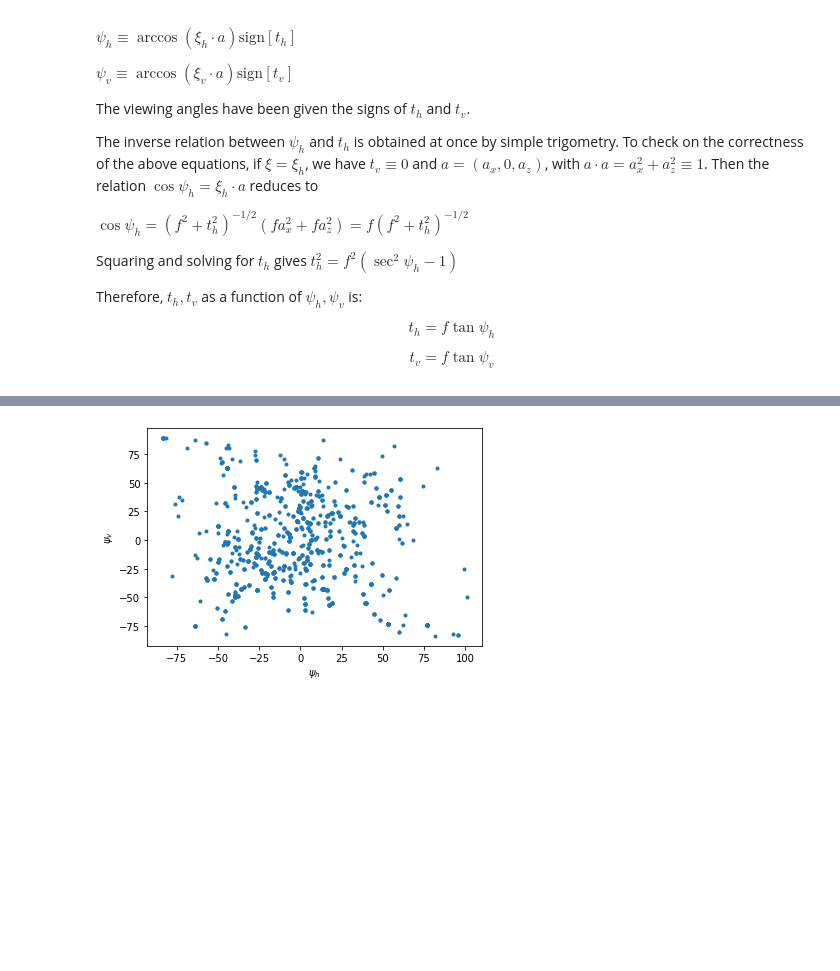
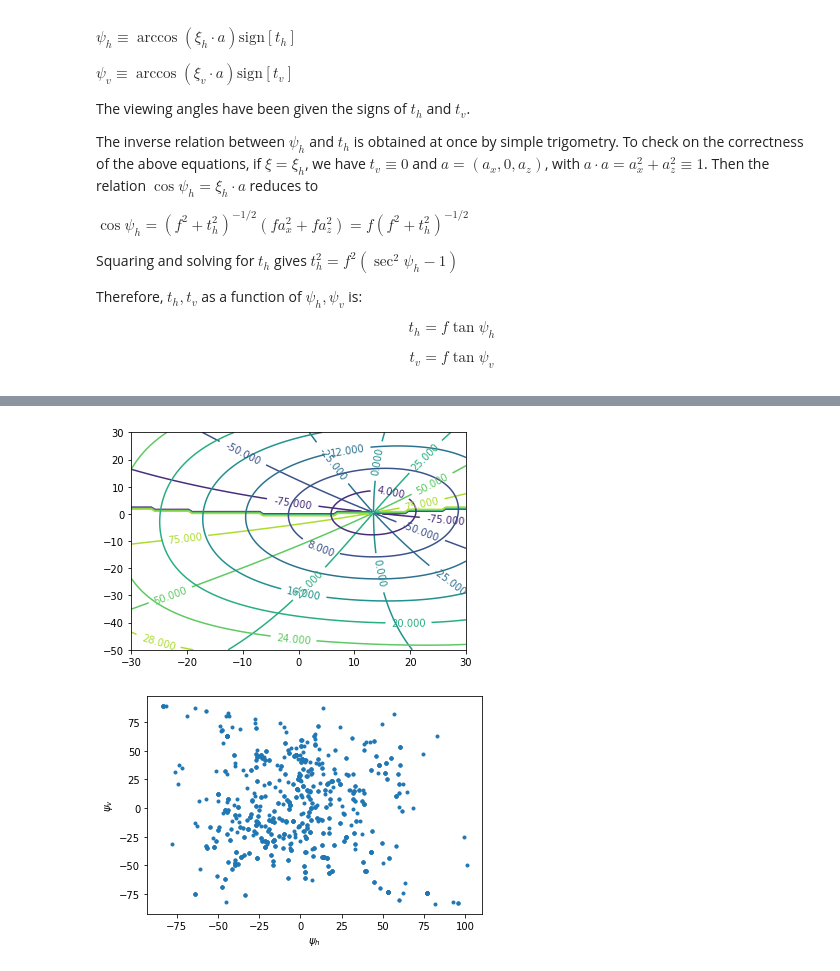
Before and after one commit to pakhuiying/wave_simulation, a Jupyter notebook: Cox_Munk_wave.ipynb, the cells around one changed output, grey strips where cells are left out. Cells and saved outputs as stored; diff of their text form; code cells hidden in the pictures; blank space fills up the shorter version.

```diff
--- a/Cox_Munk_wave.ipynb
+++ b/Cox_Munk_wave.ipynb
@@ -1106,3 +1090,11 @@ ValueError: Contour levels must be increasing
+# %%
+isolines = rt.glitter_pattern_contour(xi_prime,camera_axis,plot=False)
+fig, ax = plt.subplots()
+plt.contour(isolines['psi_h'],isolines['psi_v'],isolines['alpha'],)
+plt.contour(isolines['psi_h'],isolines['psi_v'],isolines['beta'],levels=5)
+plt.show()
+# %% [output]
+[figure, added]
 # %%
 GP = rt.GlitterPattern(data_list[0][0][0]['DR']['xi_prime'],data_list[0][0][0]['DR']['xi_r'],data_list[0][0][0]['WF']['target'])
 # %%
```
Also changed, not shown: parts of 6 cells of this notebook, 2 other files.
